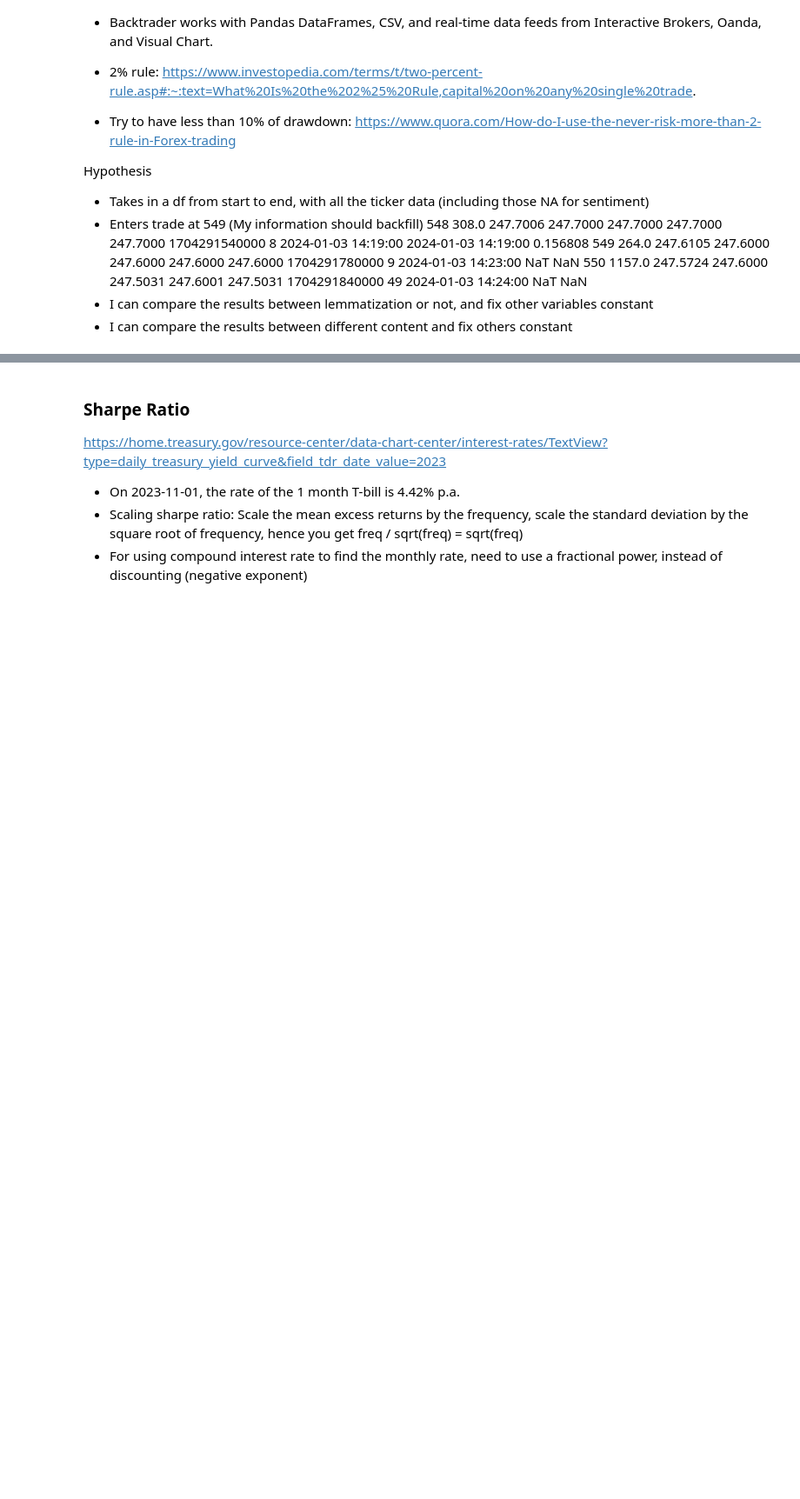
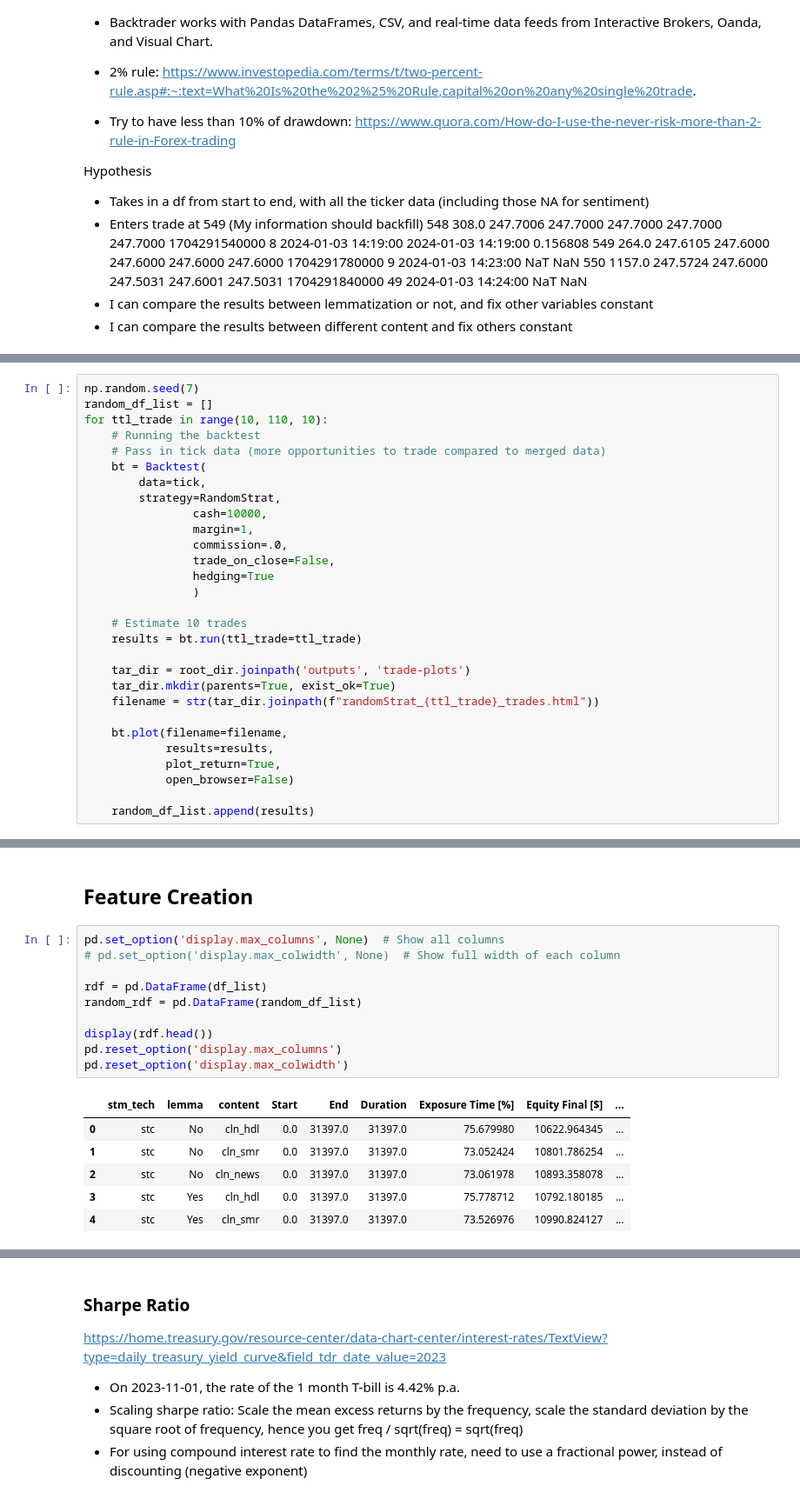
Before and after one commit to yiqwan/stock-forecast-with-sentiment, a Jupyter notebook: notebooks/trading.ipynb, the cells around one changed output, grey strips where cells are left out. Shown: that part at 87% size. Saved outputs shown, nothing was run; the diff lists cells and outputs as text; blank space fills up the shorter version.

```diff
--- a/notebooks/trading.ipynb
+++ b/notebooks/trading.ipynb
@@ -544,0 +622,29 @@ for stm_tech in stm_techs:
+# %%
+np.random.seed(7)
+random_df_list = []
+for ttl_trade in range(10, 110, 10):
+    # Running the backtest
+    # Pass in tick data (more opportunities to trade compared to merged data)
+    bt = Backtest(
+        data=tick,
+        strategy=RandomStrat,
+                cash=10000,
+                margin=1,
+                commission=.0,
+                trade_on_close=False,
+                hedging=True
+                )
+
+    # Estimate 10 trades
+    results = bt.run(ttl_trade=ttl_trade)
+
+    tar_dir = root_dir.joinpath('outputs', 'trade-plots')
+    tar_dir.mkdir(parents=True, exist_ok=True)
+    filename = str(tar_dir.joinpath(f"randomStrat_{ttl_trade}_trades.html"))
+
+    bt.plot(filename=filename,
+            results=results,
+            plot_return=True,
+            open_browser=False)
+
+    random_df_list.append(results)
@@ -544,0 +662,19 @@ for stm_tech in stm_techs:
+# %% [markdown]
+## Feature Creation
+# %%
+pd.set_option('display.max_columns', None)  # Show all columns
+# pd.set_option('display.max_colwidth', None)  # Show full width of each column
+
+rdf = pd.DataFrame(df_list)
+random_rdf = pd.DataFrame(random_df_list)
+
+display(rdf.head())
+pd.reset_option('display.max_columns')
+pd.reset_option('display.max_colwidth')
+# %% [output]
+|  | stm_tech | lemma | content | Start | End | Duration | Exposure Time [%] | Equity Final [$] | ... |
+| 0 | stc | No | cln_hdl | 0.0 | 31397.0 | 31397.0 | 75.679980 | 10622.964345 | ... |
+| 1 | stc | No | cln_smr | 0.0 | 31397.0 | 31397.0 | 73.052424 | 10801.786254 | ... |
+| 2 | stc | No | cln_news | 0.0 | 31397.0 | 31397.0 | 73.061978 | 10893.358078 | ... |
+| 3 | stc | Yes | cln_hdl | 0.0 | 31397.0 | 31397.0 | 75.778712 | 10792.180185 | ... |
+| 4 | stc | Yes | cln_smr | 0.0 | 31397.0 | 31397.0 | 73.526976 | 10990.824127 | ... |
```
Also changed, not shown: parts of 39 cells of this notebook.
